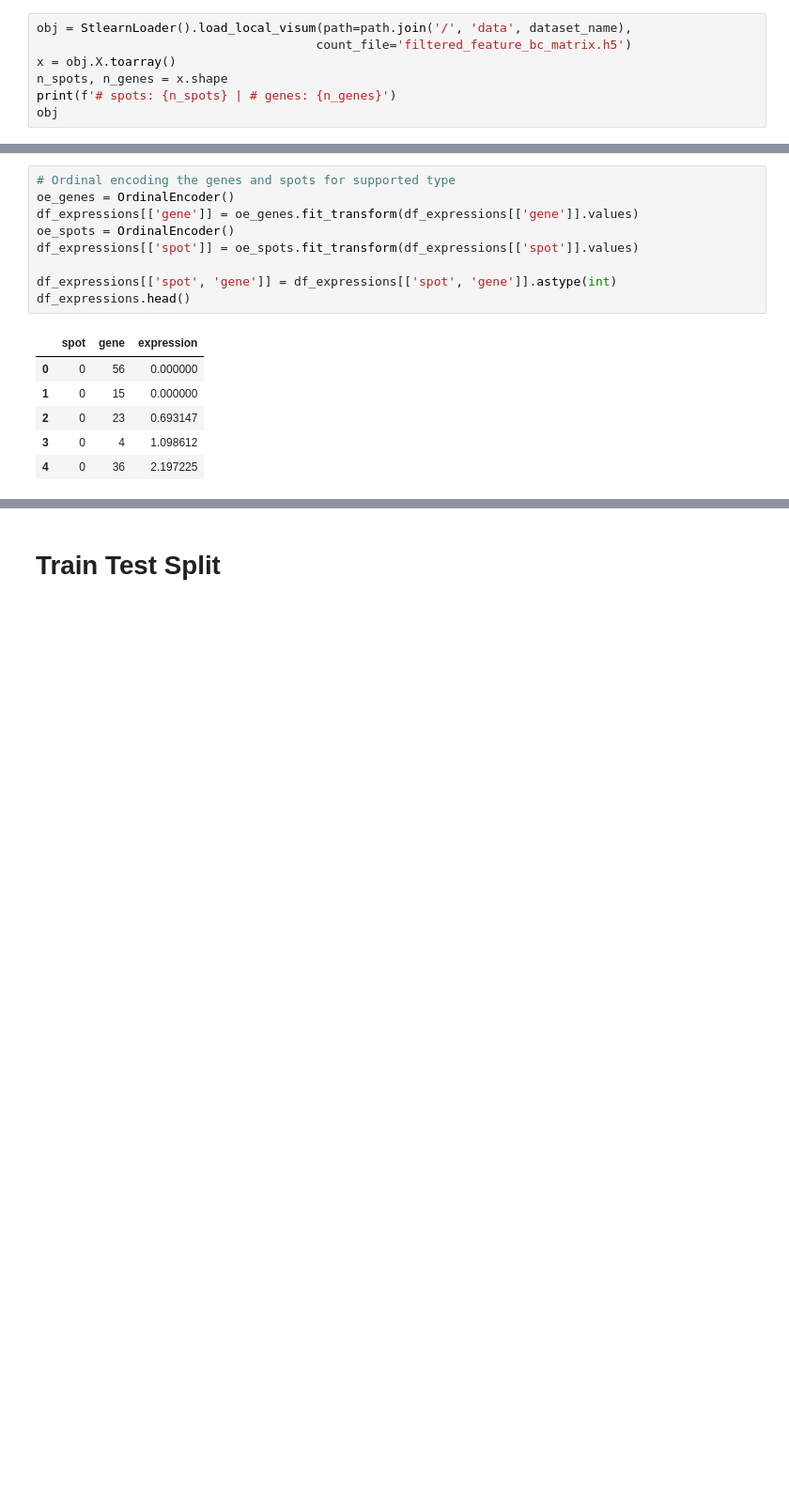
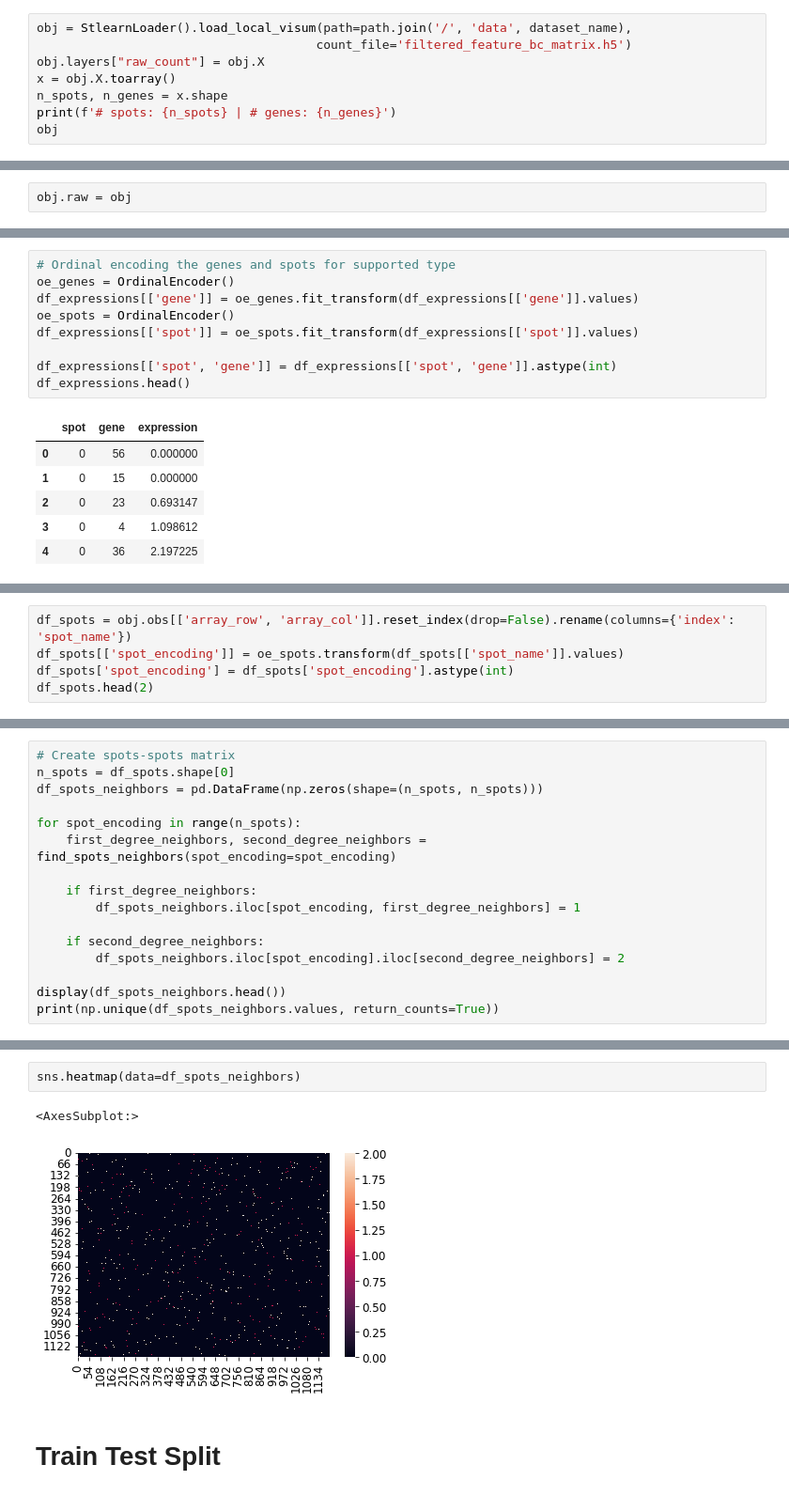
Before and after one commit to GuyAttia/MSC-Final-Project-ST, a Jupyter notebook: notebooks/Third Trial.ipynb, the cells around one changed output, grey strips where cells are left out. Shown at 94% size. Drawn from its saved outputs; the diff is of its cells as text; blank space fills up the shorter version.

```diff
--- a/notebooks/Third Trial.ipynb
+++ b/notebooks/Third Trial.ipynb
@@ -40,6 +38,7 @@ dataset_name = 'Visium_Mouse_Olfactory_Bulb'
 # %%
 obj = StlearnLoader().load_local_visum(path=path.join('/', 'data', dataset_name),
                                       count_file='filtered_feature_bc_matrix.h5')
+obj.layers["raw_count"] = obj.X
 x = obj.X.toarray()
 n_spots, n_genes = x.shape
 print(f'# spots: {n_spots} | # genes: {n_genes}')
@@ -76,6 +76,8 @@ print(f'# spots: {n_spots} | # genes: {n_genes}')
 # %% [output]
 Keep genes with total expression of at least 10 over all spots
 # spots: 1185 | # genes: 96
+# %%
+obj.raw = obj
 # %% [markdown]
 ## Log Transform Expressions
 # %%
@@ -137,0 +142,5 @@ df_expressions.head()
+# %%
+df_spots = obj.obs[['array_row', 'array_col']].reset_index(drop=False).rename(columns={'index': 'spot_name'})
+df_spots[['spot_encoding']] = oe_spots.transform(df_spots[['spot_name']].values)
+df_spots['spot_encoding'] = df_spots['spot_encoding'].astype(int)
+df_spots.head(2)
@@ -137,0 +181,16 @@ df_expressions.head()
+# %%
+# Create spots-spots matrix
+n_spots = df_spots.shape[0]
+df_spots_neighbors = pd.DataFrame(np.zeros(shape=(n_spots, n_spots)))
+
+for spot_encoding in range(n_spots):
+    first_degree_neighbors, second_degree_neighbors = find_spots_neighbors(spot_encoding=spot_encoding)
+
+    if first_degree_neighbors:
+        df_spots_neighbors.iloc[spot_encoding, first_degree_neighbors] = 1
+
+    if second_degree_neighbors:
+        df_spots_neighbors.iloc[spot_encoding].iloc[second_degree_neighbors] = 2
+
+display(df_spots_neighbors.head())
+print(np.unique(df_spots_neighbors.values, return_counts=True))
@@ -138,3 +206,8 @@ df_expressions.head()
+# %%
+sns.heatmap(data=df_spots_neighbors)
+# %% [output]
+<AxesSubplot:>
+[figure, added]
 # %% [markdown]
 # Train Test Split
 # %%
```
Also changed, not shown: parts of 18 cells of this notebook, 4 other files.
